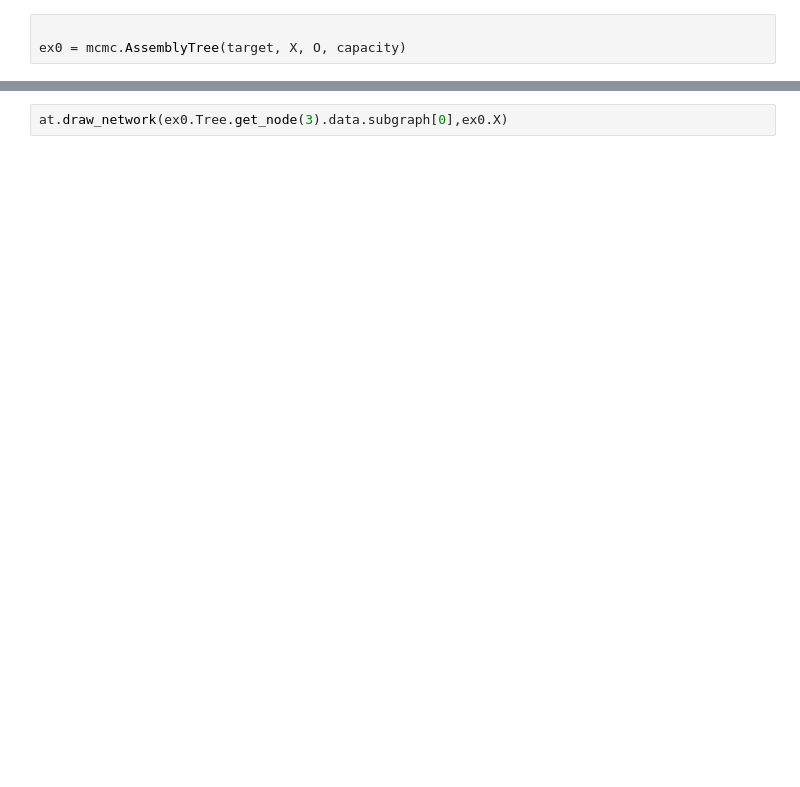
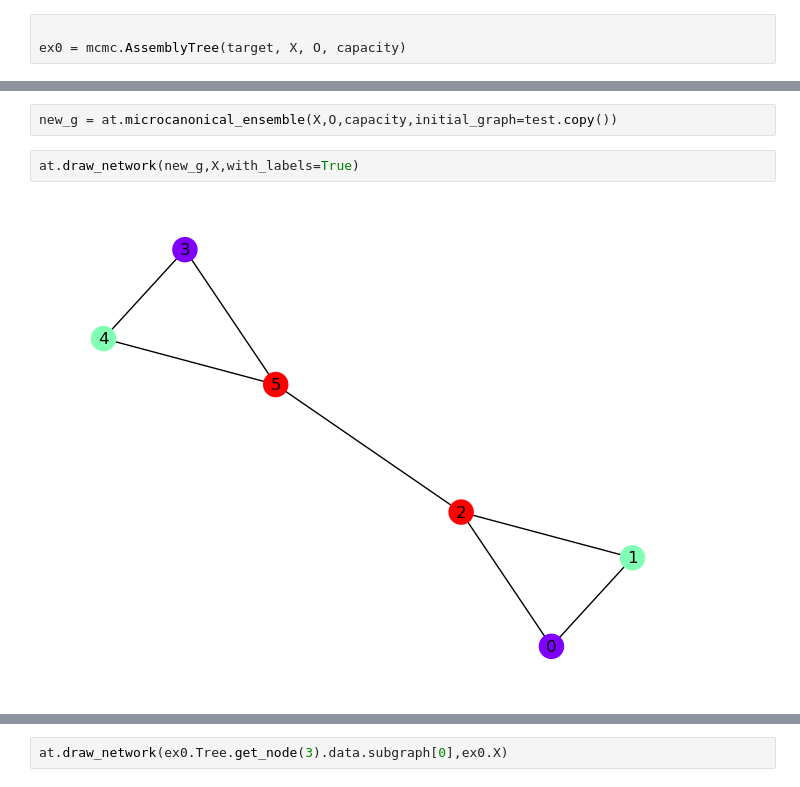
Before and after one commit to coryglover/NetDesign, a Jupyter notebook: notebooks/mcmc.ipynb, the cells around one changed output, grey strips where cells are left out. Drawn from its saved outputs; the diff is of its cells as text; blank space fills up the shorter version.

```diff
--- a/notebooks/mcmc.ipynb
+++ b/notebooks/mcmc.ipynb
@@ -28,0 +61,6 @@ ex0.update_tree()
+# %%
+new_g = at.microcanonical_ensemble(X,O,capacity,initial_graph=test.copy())
+# %%
+at.draw_network(new_g,X,with_labels=True)
+# %% [output]
+[figure, added]
```
Also changed, not shown: parts of 19 cells of this notebook, 4 other files.
